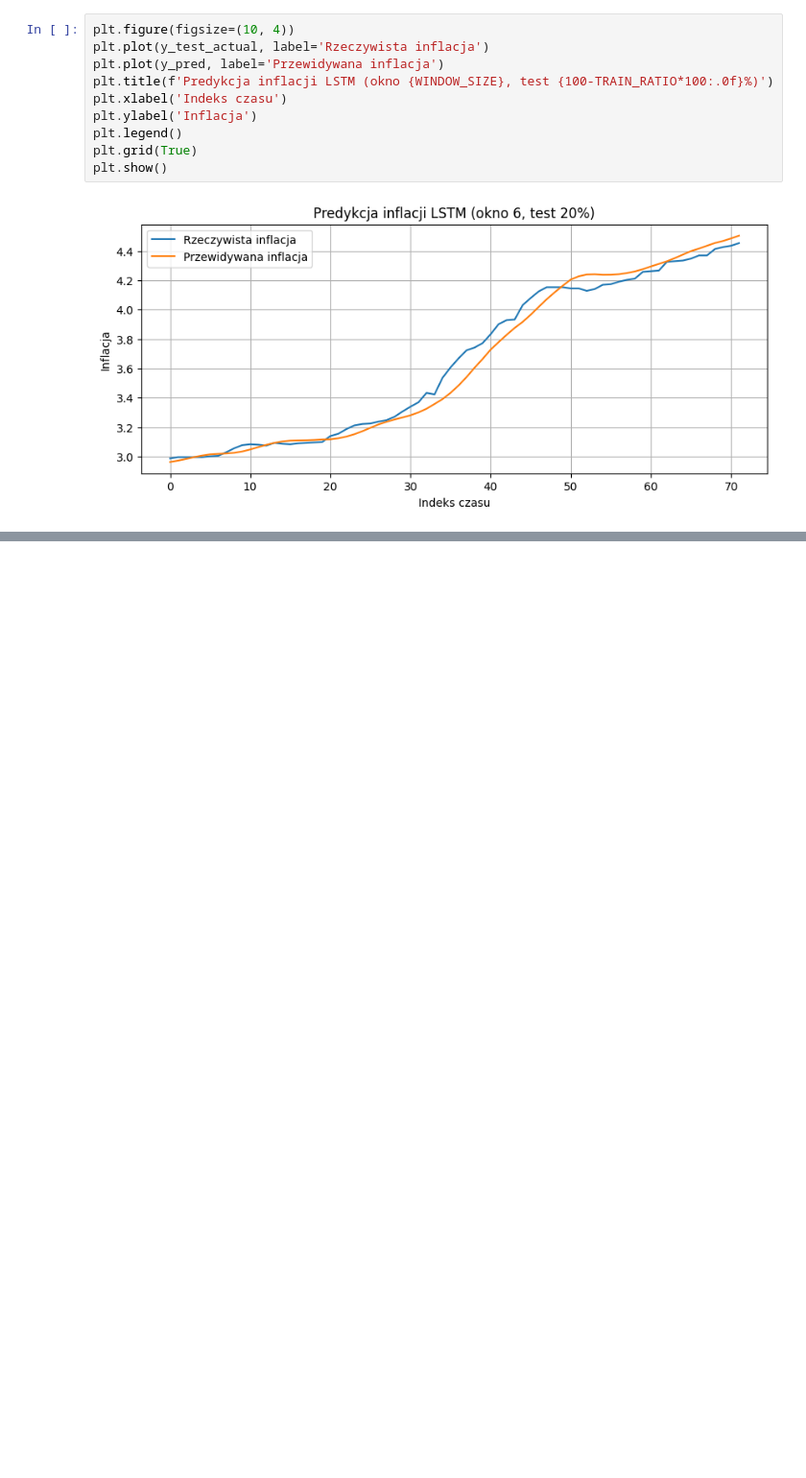
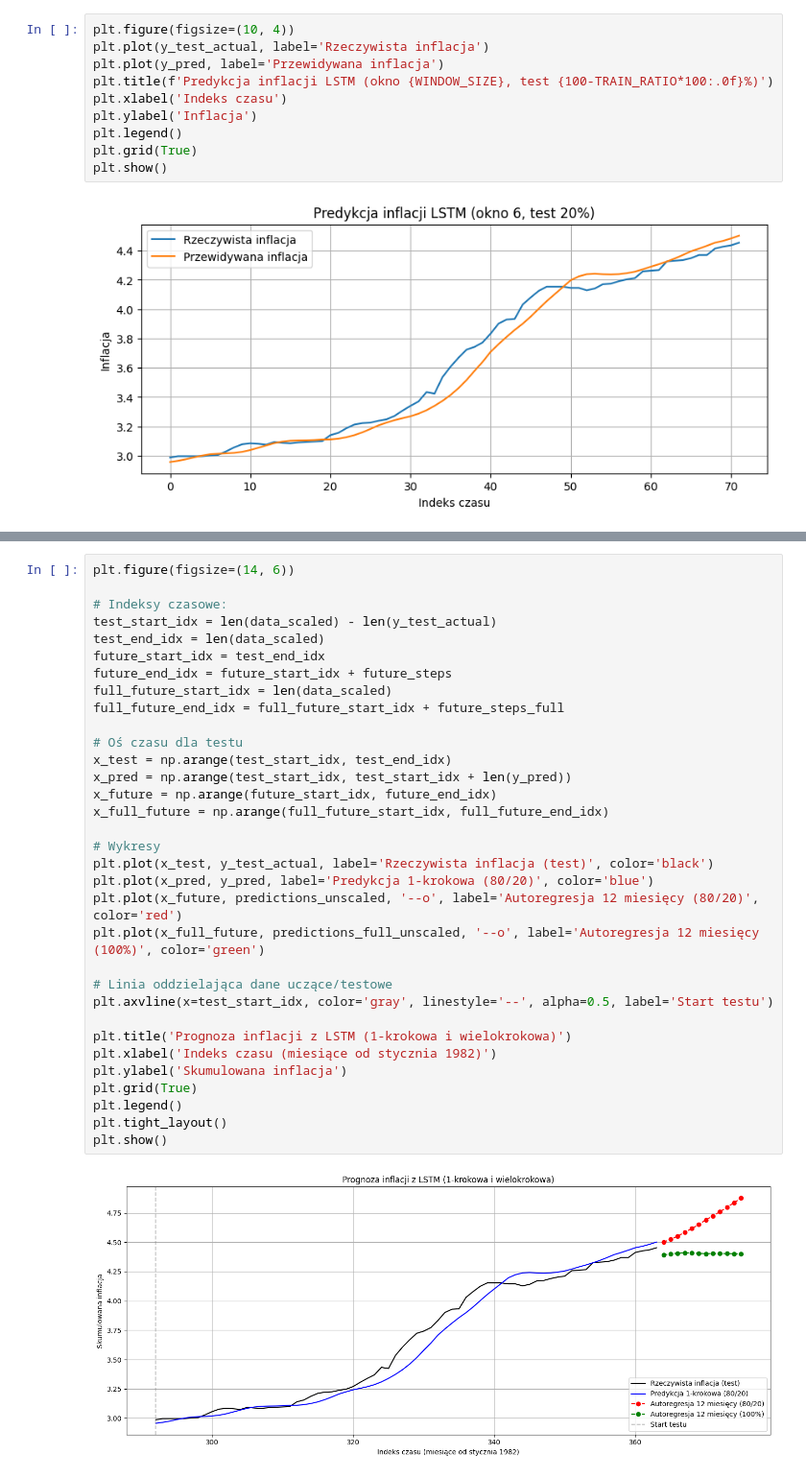
Before and after one commit to Krzemon/Inflation-Forecasting, a Jupyter notebook: MIO_sequential.ipynb, the cells around one changed output, grey strips where cells are left out. Shown at 96% size. Saved outputs shown, nothing was run; the diff lists cells and outputs as text; blank space fills up the shorter version.

```diff
--- a/MIO_sequential.ipynb
+++ b/MIO_sequential.ipynb
@@ -258,0 +376,35 @@ plt.show()
+# %%
+plt.figure(figsize=(14, 6))
+
+# Indeksy czasowe:
+test_start_idx = len(data_scaled) - len(y_test_actual)
+test_end_idx = len(data_scaled)
+future_start_idx = test_end_idx
+future_end_idx = future_start_idx + future_steps
+full_future_start_idx = len(data_scaled)
+full_future_end_idx = full_future_start_idx + future_steps_full
+
+# Oś czasu dla testu
+x_test = np.arange(test_start_idx, test_end_idx)
+x_pred = np.arange(test_start_idx, test_start_idx + len(y_pred))
+x_future = np.arange(future_start_idx, future_end_idx)
+x_full_future = np.arange(full_future_start_idx, full_future_end_idx)
+
+# Wykresy
+plt.plot(x_test, y_test_actual, label='Rzeczywista inflacja (test)', color='black')
+plt.plot(x_pred, y_pred, label='Predykcja 1-krokowa (80/20)', color='blue')
+plt.plot(x_future, predictions_unscaled, '--o', label='Autoregresja 12 miesięcy (80/20)', color='red')
+plt.plot(x_full_future, predictions_full_unscaled, '--o', label='Autoregresja 12 miesięcy (100%)', color='green')
+
+# Linia oddzielająca dane uczące/testowe
+plt.axvline(x=test_start_idx, color='gray', linestyle='--', alpha=0.5, label='Start testu')
+
+plt.title('Prognoza inflacji z LSTM (1-krokowa i wielokrokowa)')
+plt.xlabel('Indeks czasu (miesiące od stycznia 1982)')
+plt.ylabel('Skumulowana inflacja')
+plt.grid(True)
+plt.legend()
+plt.tight_layout()
+plt.show()
+# %% [output]
+[figure, added]
```
Also changed, not shown: parts of 8 cells of this notebook.
